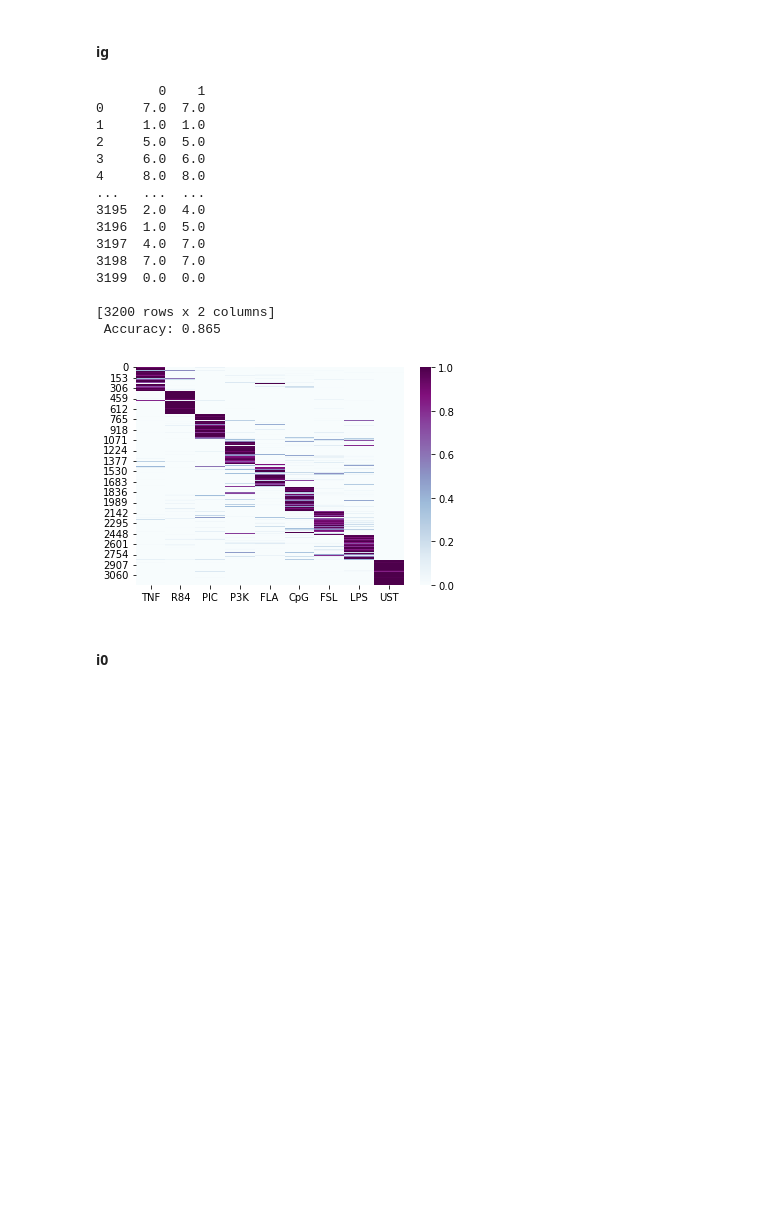
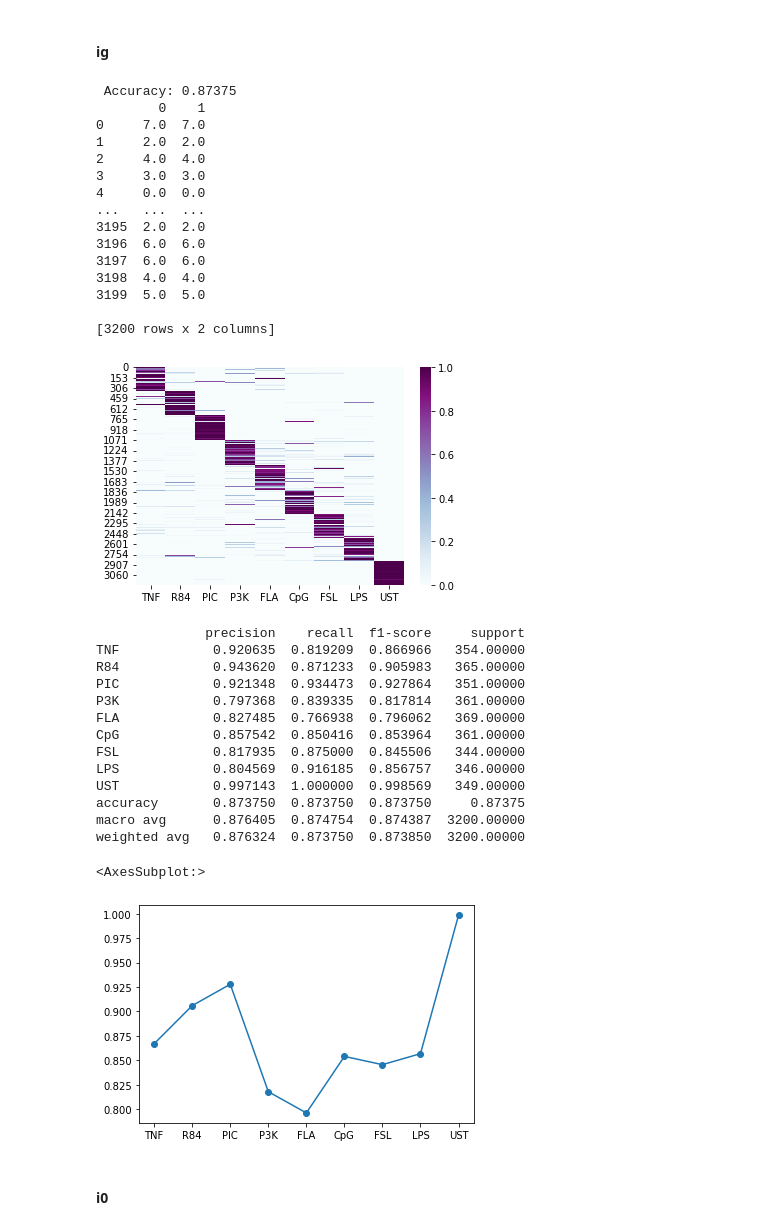
Before and after one commit to apple-soda/lstm-nfkb-dynamics, a Jupyter notebook: notebooks/report.ipynb, the cells around one changed output. Cells and saved outputs as stored; diff of their text form; code cells hidden in the pictures; blank space fills up the shorter version.

```diff
--- a/notebooks/report.ipynb
+++ b/notebooks/report.ipynb
@@ -441,25 +489,48 @@ print(f' Accuracy: {sum(ib_df[0] == ib_df[1])/3200}')
 <h4>ig</h4>
 # %%
 igcf = sns.heatmap(ig_fraction, cmap = "BuPu", xticklabels=ligands)
+print(f' Accuracy: {sum(ig_df[0] == ig_df[1])/3200}')
 print(ig_df)
-print(f' Accuracy: {sum(ig_df[0] == ig_df[1])/3200}')
 # %% [output]
+ Accuracy: 0.87375
         0    1
 0     7.0  7.0
-1     1.0  1.0
-2     5.0  5.0
-3     6.0  6.0
-4     8.0  8.0
+1     2.0  2.0
+2     4.0  4.0
+3     3.0  3.0
+4     0.0  0.0
 ...   ...  ...
-3195  2.0  4.0
-3196  1.0  5.0
-3197  4.0  7.0
-3198  7.0  7.0
-3199  0.0  0.0
+3195  2.0  2.0
+3196  6.0  6.0
+3197  6.0  6.0
+3198  4.0  4.0
+3199  5.0  5.0
 
 [3200 rows x 2 columns]
- Accuracy: 0.865
-[figure, old version]
+[figure, new version]
+# %%
+igcf = sklearn.metrics.classification_report(ig_df[0], ig_df[1], target_names=ligands, output_dict=True)
+igcf = pd.DataFrame(igcf).transpose()
+print(igcf)
+
+igf1 = igcf[:9]['f1-score']
+igf1.plot(y = 'f1-score', style = 'o-')
+# %% [output]
+              precision    recall  f1-score     support
+TNF            0.920635  0.819209  0.866966   354.00000
+R84            0.943620  0.871233  0.905983   365.00000
+PIC            0.921348  0.934473  0.927864   351.00000
+P3K            0.797368  0.839335  0.817814   361.00000
+FLA            0.827485  0.766938  0.796062   369.00000
+CpG            0.857542  0.850416  0.853964   361.00000
+FSL            0.817935  0.875000  0.845506   344.00000
+LPS            0.804569  0.916185  0.856757   346.00000
+UST            0.997143  1.000000  0.998569   349.00000
+accuracy       0.873750  0.873750  0.873750     0.87375
+macro avg      0.876405  0.874754  0.874387  3200.00000
+weighted avg   0.876324  0.873750  0.873850  3200.00000
+<AxesSubplot:>
+[figure, added]
 # %% [markdown]
 <h4>i0</h4>
 # %%
```
Also changed, not shown: parts of 27 cells of this notebook, 1 other file.
